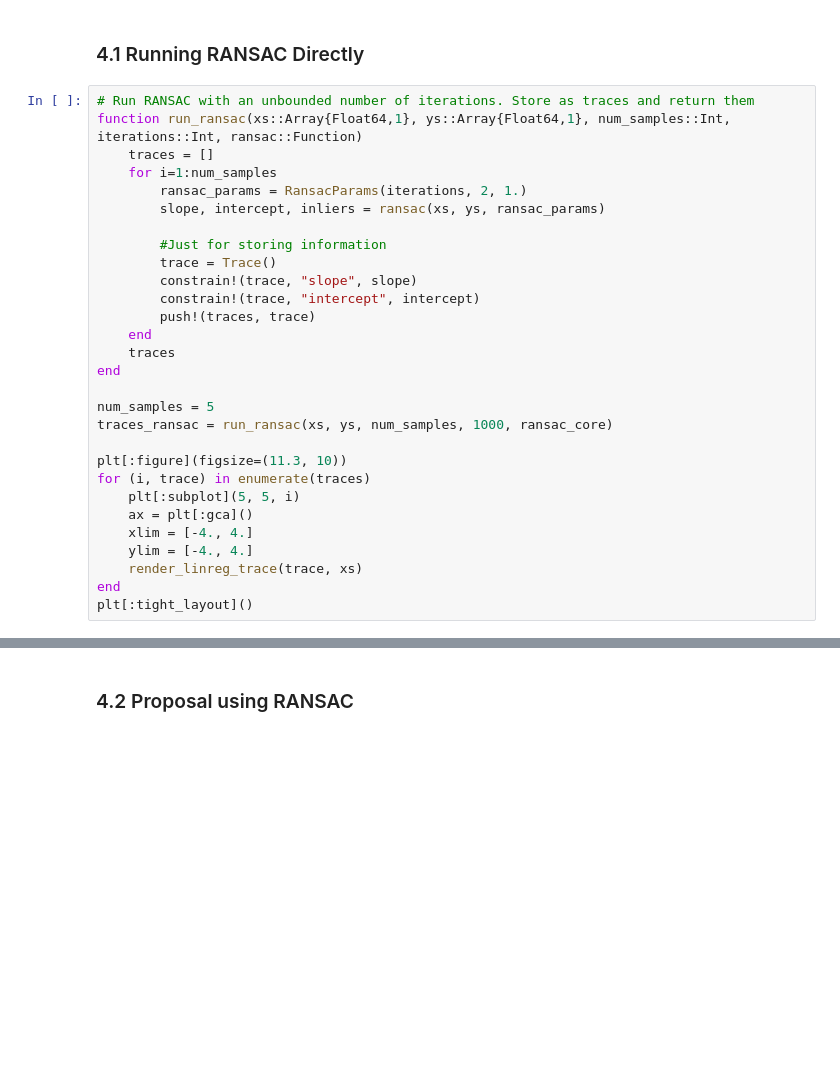
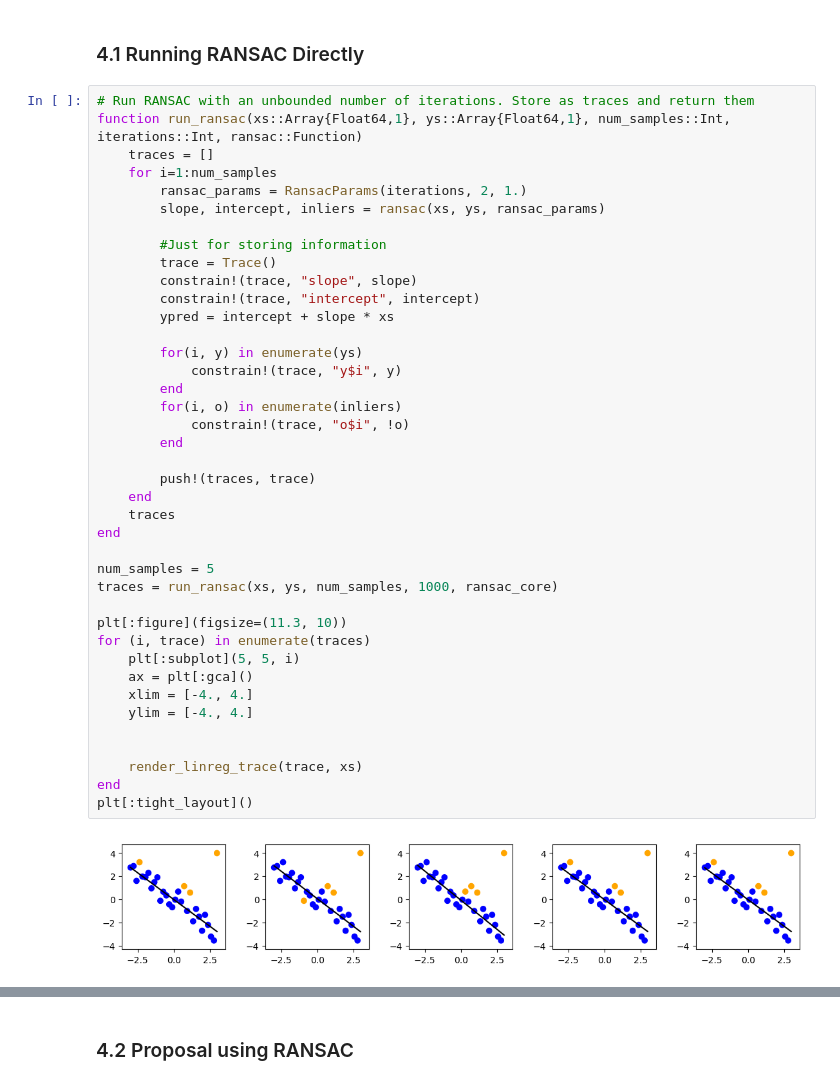
Before and after one commit to probcomp/GenExperimental.jl, a Jupyter notebook: examples/ransac/RANSAC_Notebook.ipynb, the cells around one changed output, grey strips where cells are left out. Drawn from its saved outputs; the diff is of its cells as text; blank space fills up the shorter version.

```diff
--- a/examples/ransac/RANSAC_Notebook.ipynb
+++ b/examples/ransac/RANSAC_Notebook.ipynb
@@ -197,30 +211,42 @@ ransac_core (generic function with 1 method)
 # %%
 # Run RANSAC with an unbounded number of iterations. Store as traces and return them
 function run_ransac(xs::Array{Float64,1}, ys::Array{Float64,1}, num_samples::Int, iterations::Int, ransac::Function)
     traces = []
     for i=1:num_samples
         ransac_params = RansacParams(iterations, 2, 1.)
         slope, intercept, inliers = ransac(xs, ys, ransac_params)
 
         #Just for storing information
         trace = Trace()
         constrain!(trace, "slope", slope)
         constrain!(trace, "intercept", intercept)
+        ypred = intercept + slope * xs
+
+        for(i, y) in enumerate(ys)
+            constrain!(trace, "y$i", y)
+        end
+        for(i, o) in enumerate(inliers)
+            constrain!(trace, "o$i", !o)
+        end
+
         push!(traces, trace)
     end
     traces
 end
 
 num_samples = 5
-traces_ransac = run_ransac(xs, ys, num_samples, 1000, ransac_core)
+traces = run_ransac(xs, ys, num_samples, 1000, ransac_core)
 
 plt[:figure](figsize=(11.3, 10))
 for (i, trace) in enumerate(traces)
     plt[:subplot](5, 5, i)
     ax = plt[:gca]()
     xlim = [-4., 4.]
     ylim = [-4., 4.]
+
+
     render_linreg_trace(trace, xs)
 end
 plt[:tight_layout]()
 # %% [output]
+[figure, added]
```
Also changed, not shown: parts of 20 cells of this notebook.
